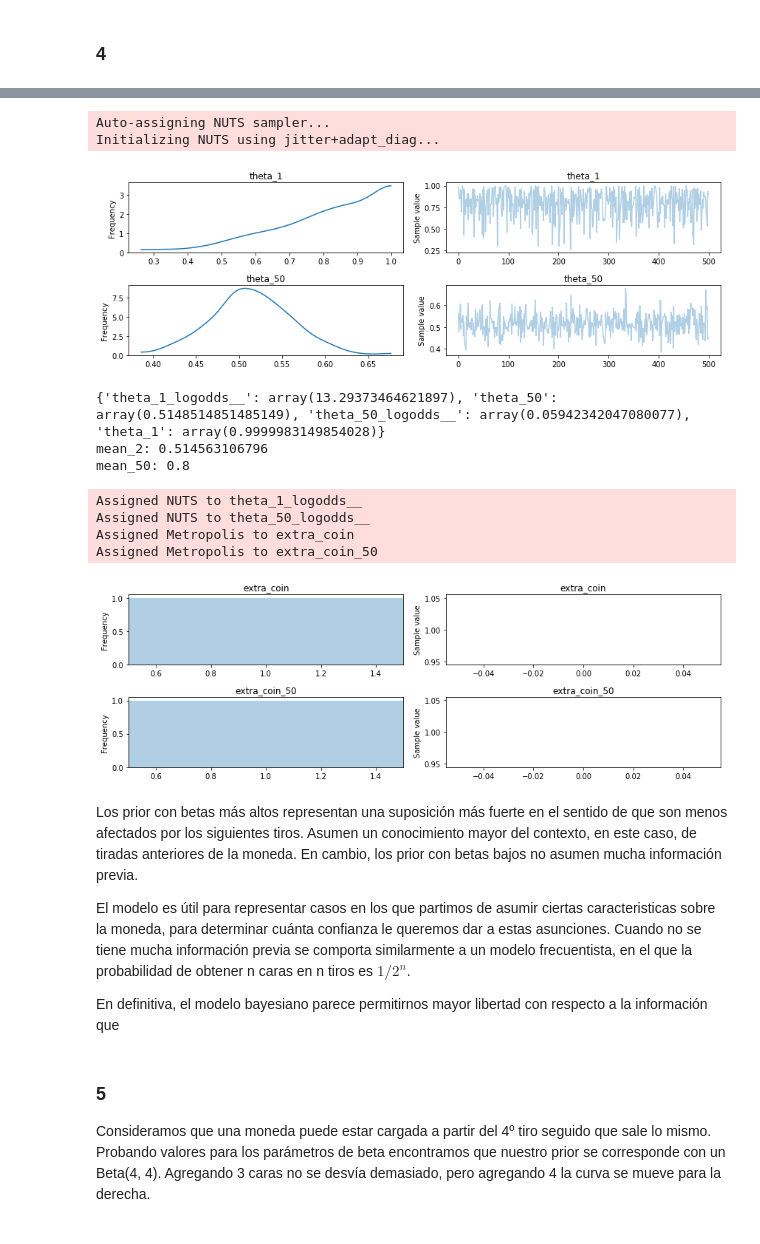
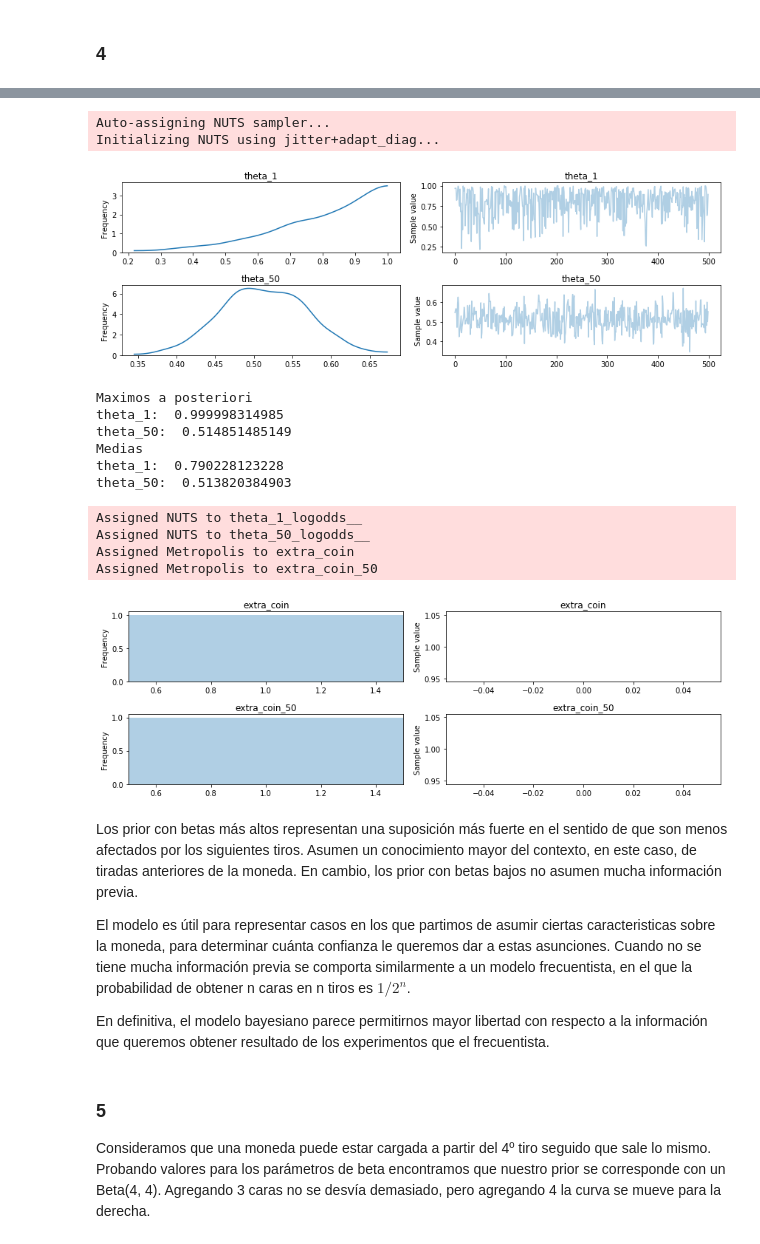
Before and after one commit to fhosen/CienciaDeDatos, a Jupyter notebook: TP5/TP5.ipynb, the cells around one changed output, grey strips where cells are left out. Drawn from its saved outputs; the diff is of its cells as text; code cells hidden in the pictures.

```diff
--- a/TP5/TP5.ipynb
+++ b/TP5/TP5.ipynb
@@ -30,7 +16,4 @@ def run_ppc(trace, samples=100, model=None):
 # %%
-import pymc3 as pm
-import numpy as np
-
 my_model = pm.Model()
 with my_model:
     theta = pm.Beta("theta_1", 1, 1)
@@ -43,9 +26,14 @@ with my_model:
     plt.show()
 
     M = pm.find_MAP(model = my_model)
-    print(M)
-    print ("mean_2: " + str(56.0/106.0))
-    print ("mean_50: " + str(7.0/8.0))
+    print "Maximos a posteriori"
+    print "theta_1: ", M["theta_1"]
+    print "theta_50: ", M["theta_50"]
+
+    print "Medias"
+    print "theta_1: ", trace["theta_1"].mean()
+    print "theta_50: ", trace["theta_50"].mean()
+    time.sleep(.1) #Para que el output quede bien
 
     ### Theta y theta50 se modificaron
     predict = pm.Binomial("extra_coin",n=1,p=theta)
@@ -81,9 +71,14 @@ with my_model:
     plt.show()
 
     M = pm.find_MAP(model = my_model)
-    print(M)
-    print ("mean_2: " + str(70.0/120.0))
-    print ("mean_50: " + str(21.0/22.0))
+    print "Maximos a posteriori"
+    print "theta_1: ", M["theta_1"]
+    print "theta_50: ", M["theta_50"]
+
+    print "Medias"
+    print "theta_1: ", trace["theta_1"].mean()
+    print "theta_50: ", trace["theta_50"].mean()
+    time.sleep(.1) #Para que el output quede bien
 
     ### Theta y theta50 se modificaron
     predict = pm.Binomial("extra_coin",n=1,p=theta)
@@ -106,33 +104,41 @@ Assigned Metropolis to extra_coin_50
 # %%
 my_model = pm.Model()
 with my_model:
     theta = pm.Beta("theta_1", 1, 1)
     theta_50 = pm.Beta("theta_50", 50, 50)
 
     posterior = pm.Binomial("posterior_1",n=3,p=theta,observed=3)
     posterior_50 = pm.Binomial("posterior_50",n=3,p=theta_50,observed=3)
     trace = pm.sample(500)
     _ = pm.traceplot(trace)
     plt.show()
 
     M = pm.find_MAP(model = my_model)
-    print(M)
-    print ("mean_2: " + str(53.0/103.0))
-    print ("mean_50: " + str(4.0/5.0))
+    print "Maximos a posteriori"
+    print "theta_1: ", M["theta_1"]
+    print "theta_50: ", M["theta_50"]
+
+    print "Medias"
+    print "theta_1: ", trace["theta_1"].mean()
+    print "theta_50: ", trace["theta_50"].mean()
+    time.sleep(.1) #Para que el output quede bien
 
     ### Theta y theta50 se modificaron
     predict = pm.Binomial("extra_coin",n=1,p=theta)
     predict_50 = pm.Binomial("extra_coin_50",n=1,p=theta_50)
     trace_2 = pm.sample(1)
     _ = pm.traceplot(trace_2, varnames = ["extra_coin", "extra_coin_50"])
     plt.show()
 # %% [output]
 Auto-assigning NUTS sampler...
 Initializing NUTS using jitter+adapt_diag...
-[figure, old version]
+[figure, new version]
-{'theta_1_logodds__': array(13.29373464621897), 'theta_50': array(0.5148514851485149), 'theta_50_logodds__': array(0.05942342047080077), 'theta_1': array(0.9999983149854028)}
-mean_2: 0.514563106796
-mean_50: 0.8
+Maximos a posteriori
+theta_1:  0.999998314985
+theta_50:  0.514851485149
+Medias
+theta_1:  0.790228123228
+theta_50:  0.513820384903
 Assigned NUTS to theta_1_logodds__
 Assigned NUTS to theta_50_logodds__
 Assigned Metropolis to extra_coin
@@ -143,7 +149,7 @@ Los prior con betas más altos representan una suposición más fuerte en el sen
 
 El modelo es útil para representar casos en los que partimos de asumir ciertas caracteristicas sobre la moneda, para determinar cuánta confianza le queremos dar a estas asunciones. Cuando no se tiene mucha información previa se comporta similarmente a un modelo frecuentista, en el que la probabilidad de obtener n caras en n tiros es $1/2^n$.
 
-En definitiva, el modelo bayesiano parece permitirnos mayor libertad con respecto a la información que
+En definitiva, el modelo bayesiano parece permitirnos mayor libertad con respecto a la información que queremos obtener resultado de los experimentos que el frecuentista.
 # %% [markdown]
 ### 5
 Consideramos que una moneda puede estar cargada a partir del 4º tiro seguido que sale lo mismo. Probando valores para los parámetros de beta encontramos que nuestro prior se corresponde con un Beta(4, 4). Agregando 3 caras no se desvía demasiado, pero agregando 4 la curva se mueve para la derecha.
```
Also changed, not shown: parts of 5 cells of this notebook.
